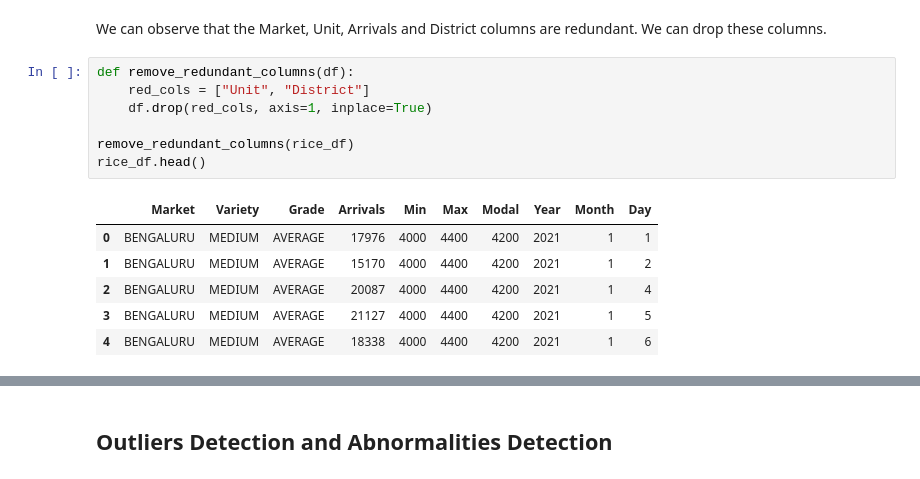
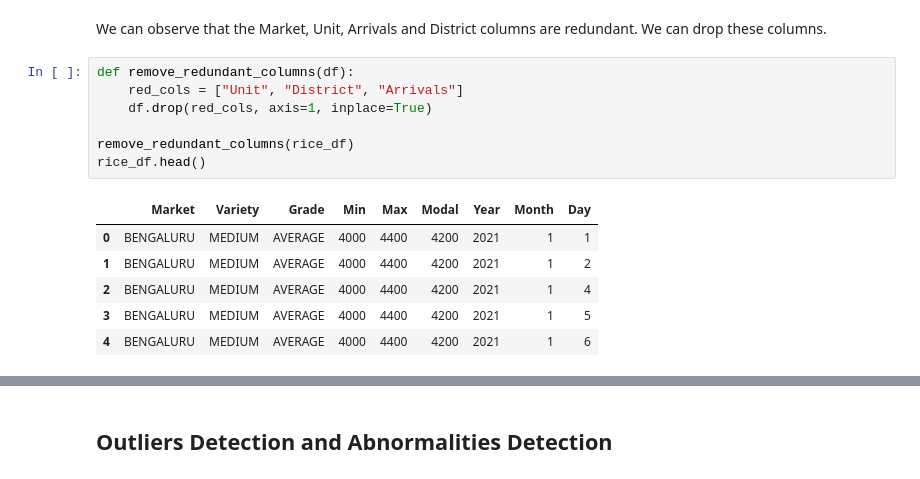
Before and after one commit to Tharun-v789/agripredict, a Jupyter notebook: Pre-processing.ipynb, the cells around one changed output, grey strips where cells are left out. Saved outputs shown, nothing was run; the diff lists cells and outputs as text.

Commit message:
Retrained without arrivals

```diff
--- a/Pre-processing.ipynb
+++ b/Pre-processing.ipynb
@@ -217,18 +217,18 @@ Day : 31
 We can observe that the Market, Unit, Arrivals and District columns are redundant. We can drop these columns.
 # %%
 def remove_redundant_columns(df):
-    red_cols = ["Unit", "District"]
+    red_cols = ["Unit", "District", "Arrivals"]
     df.drop(red_cols, axis=1, inplace=True)
 
 remove_redundant_columns(rice_df)
 rice_df.head()
 # %% [output]
-|  | Market | Variety | Grade | Arrivals | Min | Max | Modal | Year | Month | Day |
-| 0 | BENGALURU | MEDIUM | AVERAGE | 17976 | 4000 | 4400 | 4200 | 2021 | 1 | 1 |
-| 1 | BENGALURU | MEDIUM | AVERAGE | 15170 | 4000 | 4400 | 4200 | 2021 | 1 | 2 |
-| 2 | BENGALURU | MEDIUM | AVERAGE | 20087 | 4000 | 4400 | 4200 | 2021 | 1 | 4 |
-| 3 | BENGALURU | MEDIUM | AVERAGE | 21127 | 4000 | 4400 | 4200 | 2021 | 1 | 5 |
-| 4 | BENGALURU | MEDIUM | AVERAGE | 18338 | 4000 | 4400 | 4200 | 2021 | 1 | 6 |
+|  | Market | Variety | Grade | Min | Max | Modal | Year | Month | Day |
+| 0 | BENGALURU | MEDIUM | AVERAGE | 4000 | 4400 | 4200 | 2021 | 1 | 1 |
+| 1 | BENGALURU | MEDIUM | AVERAGE | 4000 | 4400 | 4200 | 2021 | 1 | 2 |
+| 2 | BENGALURU | MEDIUM | AVERAGE | 4000 | 4400 | 4200 | 2021 | 1 | 4 |
+| 3 | BENGALURU | MEDIUM | AVERAGE | 4000 | 4400 | 4200 | 2021 | 1 | 5 |
+| 4 | BENGALURU | MEDIUM | AVERAGE | 4000 | 4400 | 4200 | 2021 | 1 | 6 |
 # %%
 rice_df.info()
 # %% [output]
```
Also changed, not shown: parts of 9 cells of this notebook, 7 other files.
